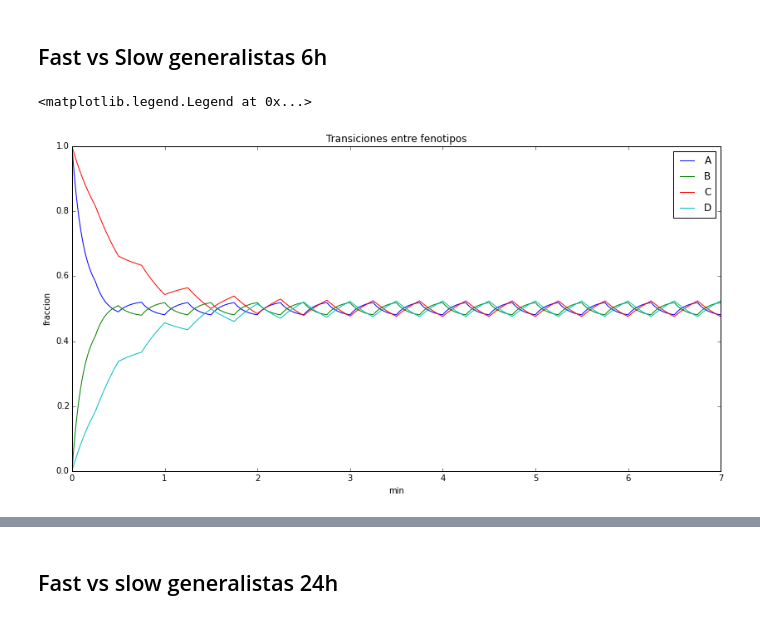
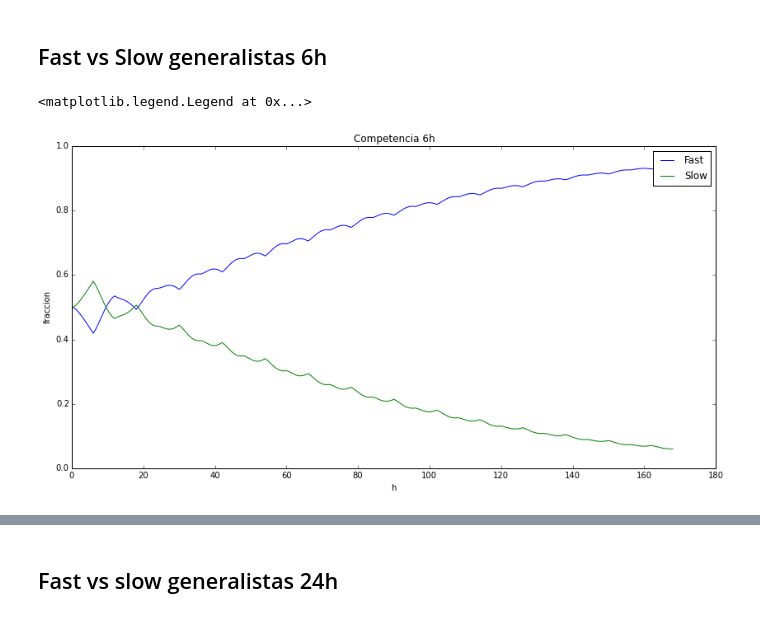
Before and after one commit to jdestupinan1332/Tesis, a Jupyter notebook: Simulation.ipynb, the cells around one changed output, grey strips where cells are left out. Cells and saved outputs as stored; diff of their text form; code cells hidden in the pictures.

```diff
--- a/Simulation.ipynb
+++ b/Simulation.ipynb
@@ -106,17 +106,17 @@ vD = zeros(tmax/dt)
 T = arange(0,tmax,dt)
 Media = signal.square(pi/(6*60.0) *T)  #Oscilaciones medio
 # %%
-A[0] = 10
+A[0] = 50
 B[0] = 0
-gA = [130.0, 140.0]
-gB = [140.0, 130.0]
+gA = [130.0, 1300.0]
+gB = [1400.0, 140.0]
 gammA = 1/(6*60.0)                 #Fast
 vA[0], vB[0] = growth2(A[0], B[0], Media[0], gA, gB, gammA)
 
-C[0] = 10
+C[0] = 50
 D[0] = 0
-gC = [130.0, 140.0]
-gD = [140.0, 130.0]
+gC = [130.0, 1300.0]
+gD = [1400.0, 140.0]
 gammB = 1/(24*60.0)                #Slow
 vC[0], vD[0] = growth2(C[0], D[0], Media[0], gC, gD, gammB)
 # %%
@@ -124,14 +124,12 @@ RK2(A, B, vA, vB, Media, gA, gB, dt, tmax, gammA)
 RK2(C, D, vC, vD, Media, gC, gD, dt, tmax, gammB)
 # %%
 figsize(14,7)
-plot(T/60.0/24.0,(A)/(A+B), label="A")
-plot(T/60.0/24.0,(B)/(A+B), label="B")
-plot(T/60.0/24.0,(C)/(C+D), label="C")
-plot(T/60.0/24.0,(D)/(C+D), label="D")
-xlabel("min")
+plot(T/60.0,(A+B)/(A+B+C+D), label="Fast")
+plot(T/60.0,(C+D)/(A+B+C+D), label="Slow")
+xlabel("h")
 ylabel("fraccion")
-title("Transiciones entre fenotipos")
+title("Competencia 6h")
 legend()
 # %% [output]
 <matplotlib.legend.Legend at 0x...>
-[figure, old version]
+[figure, new version]
```
Also changed, not shown: parts of 28 cells of this notebook.
